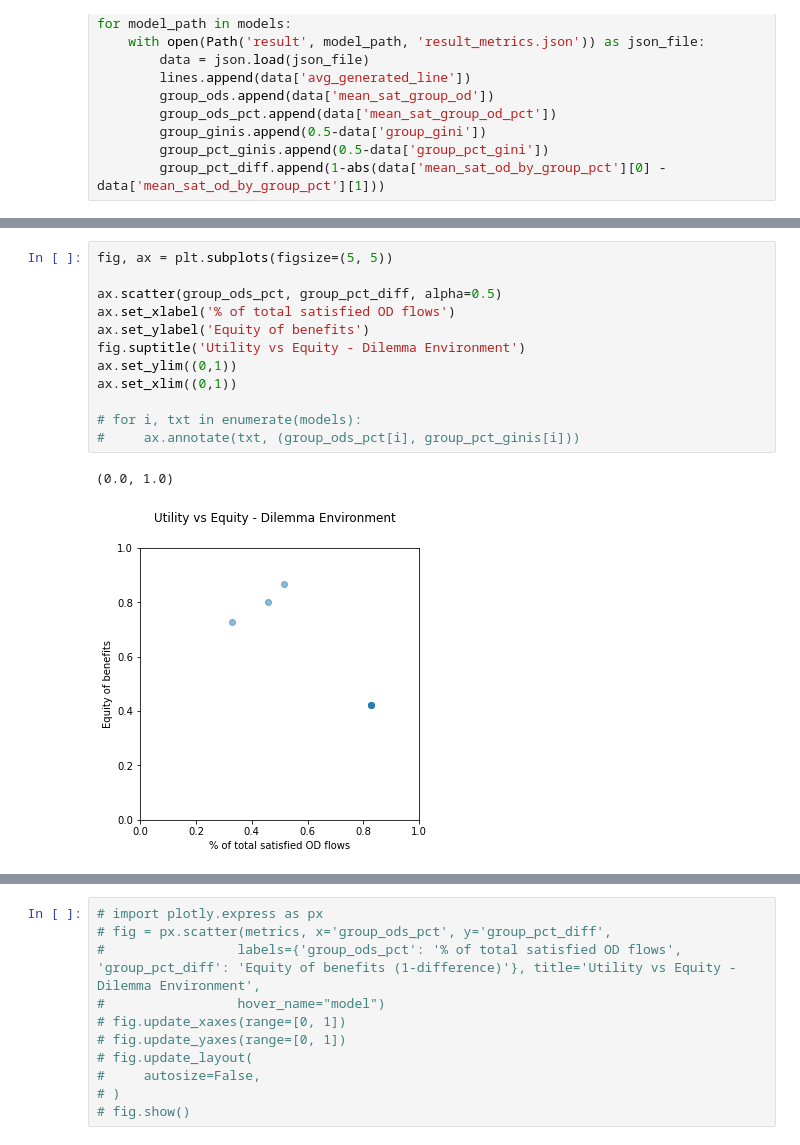
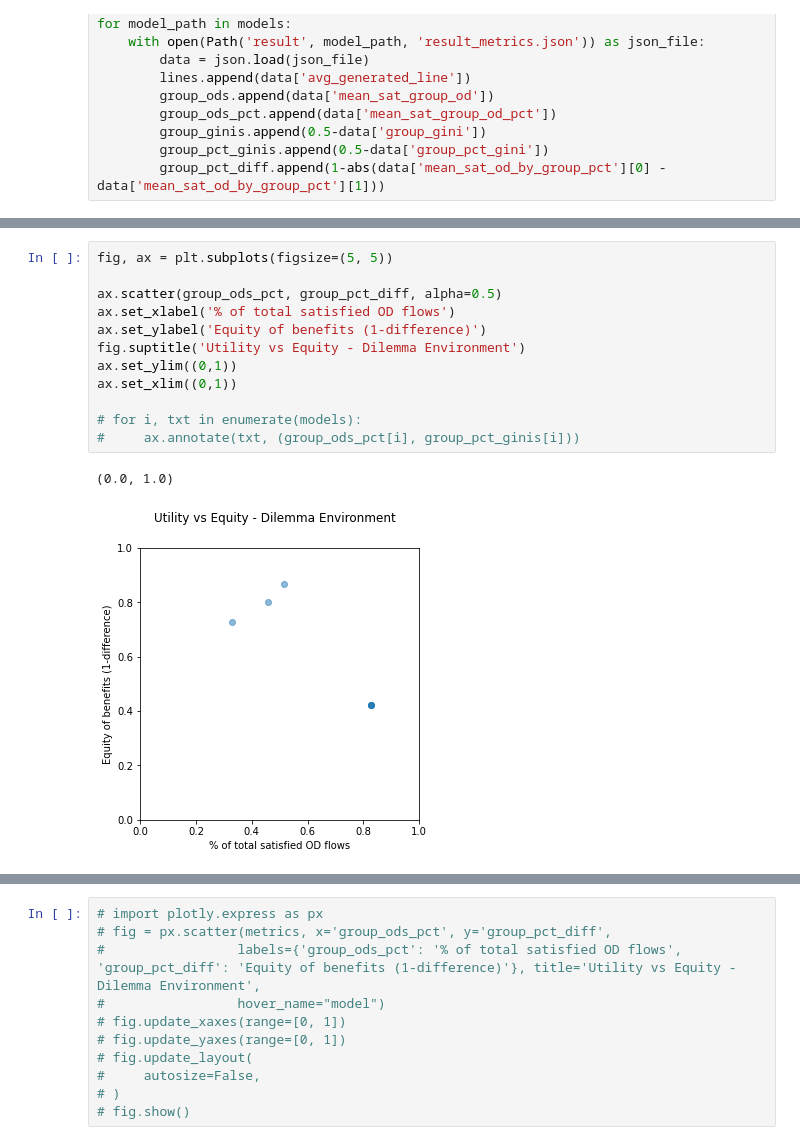
Before and after one commit to dimichai/fair-network-expansion, a Jupyter notebook: result_plotter.ipynb, the cells around one changed output, grey strips where cells are left out. Drawn from its saved outputs; the diff is of its cells as text.

```diff
--- a/result_plotter.ipynb
+++ b/result_plotter.ipynb
@@ -39,15 +96,15 @@ metrics
 # %%
 fig, ax = plt.subplots(figsize=(5, 5))
 
 ax.scatter(group_ods_pct, group_pct_diff, alpha=0.5)
 ax.set_xlabel('% of total satisfied OD flows')
-ax.set_ylabel('Equity of benefits')
+ax.set_ylabel('Equity of benefits (1-difference)')
 fig.suptitle('Utility vs Equity - Dilemma Environment')
 ax.set_ylim((0,1))
 ax.set_xlim((0,1))
 
 # for i, txt in enumerate(models):
 #     ax.annotate(txt, (group_ods_pct[i], group_pct_ginis[i]))
 # %% [output]
 (0.0, 1.0)
-[figure, old version]
+[figure, new version]
```
Also changed, not shown: parts of 6 cells of this notebook, 1 other file.
